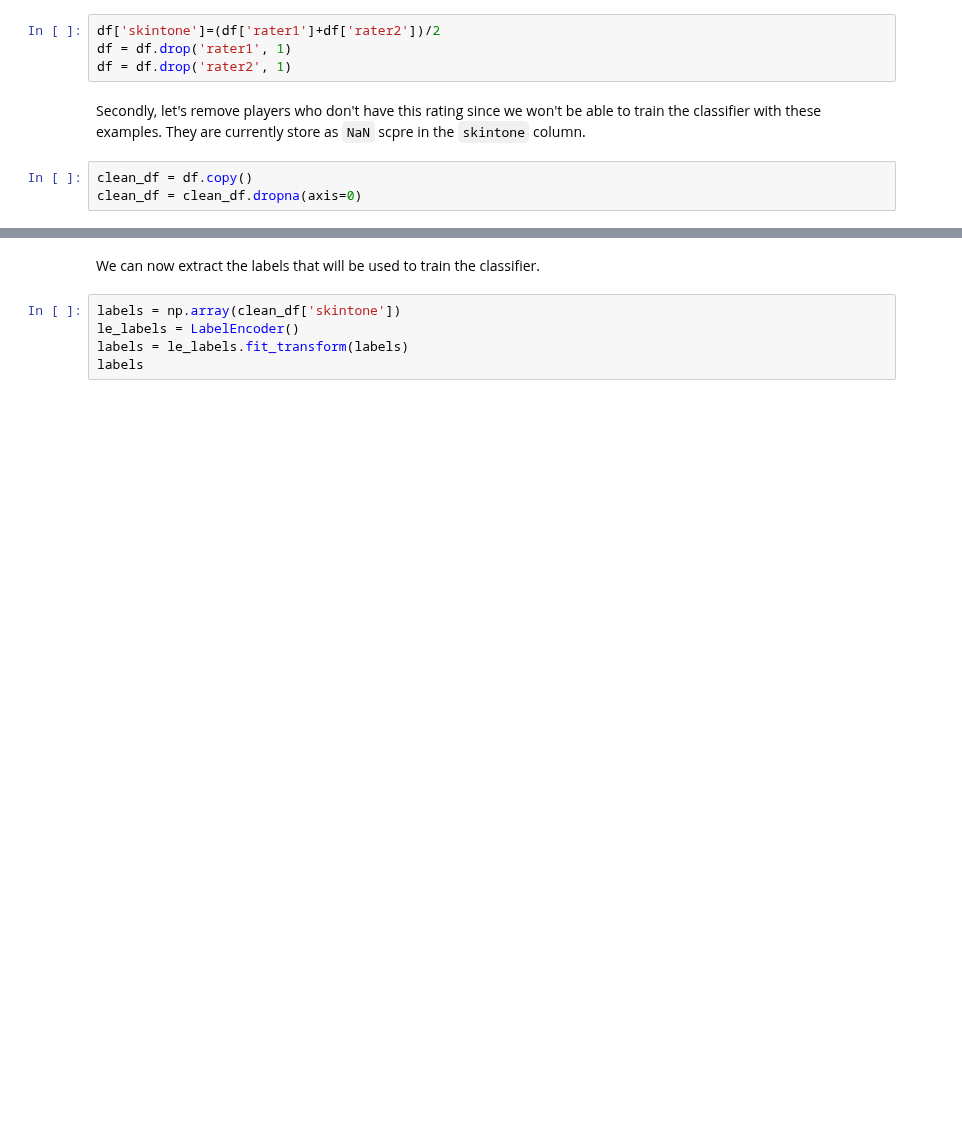
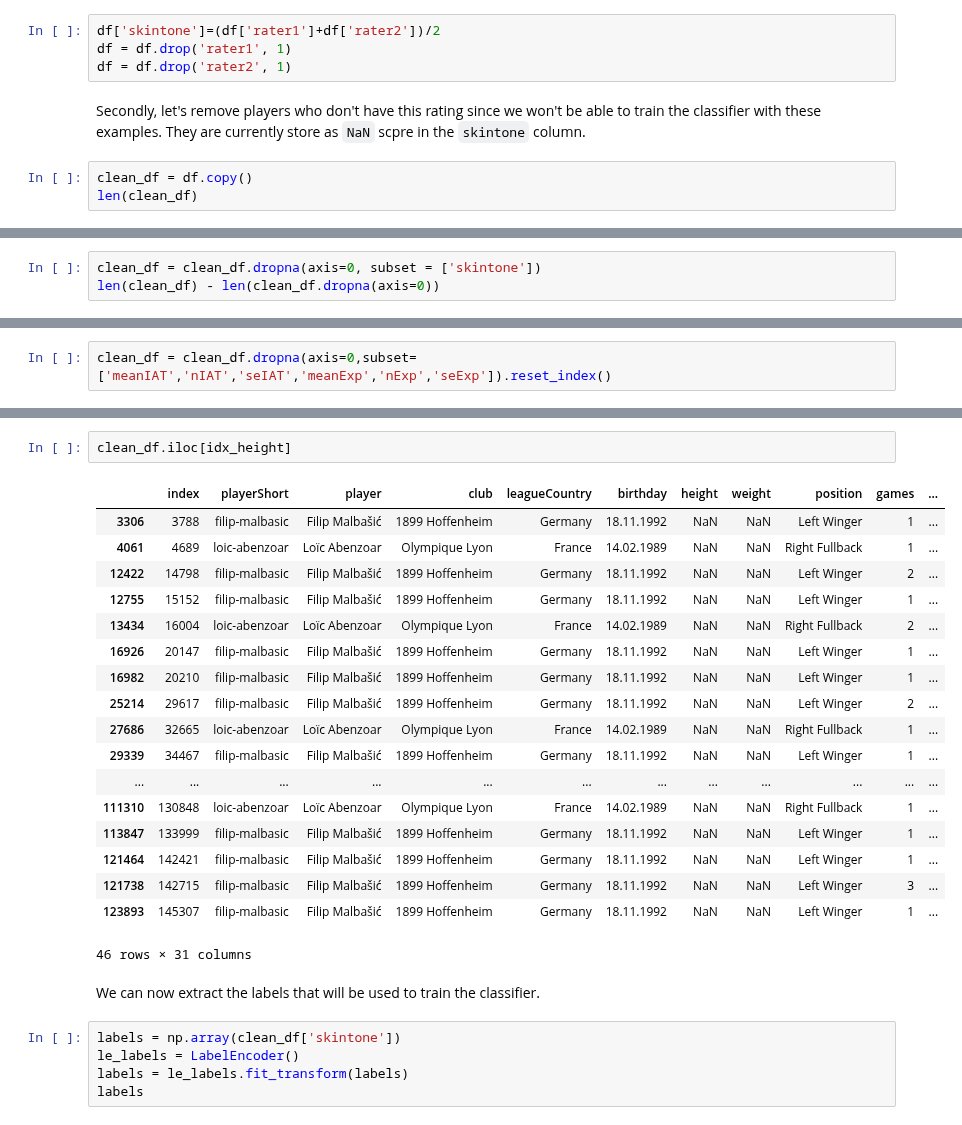
Before and after one commit to romac/ADAHomeworks, a Jupyter notebook: 04 - Applied ML/04 - Applied ML.ipynb, the cells around one changed output, grey strips where cells are left out. Cells and saved outputs as stored; diff of their text form; blank space fills up the shorter version.

Commit message:
merge simon data cleaning

```diff
--- a/04 - Applied ML/04 - Applied ML.ipynb
+++ b/04 - Applied ML/04 - Applied ML.ipynb
@@ -234,4 +234,4 @@ df = df.drop('rater2', 1)
 Secondly, let's remove players who don't have this rating since we won't be able to train the classifier with these examples. They are currently store as `NaN` scpre in the `skintone` column.
 # %%
 clean_df = df.copy()
-clean_df = clean_df.dropna(axis=0)
+len(clean_df)
@@ -252,0 +240,3 @@ clean_df.sample(10)
+# %%
+clean_df = clean_df.dropna(axis=0, subset = ['skintone'])
+len(clean_df) - len(clean_df.dropna(axis=0))
@@ -252,0 +295,2 @@ clean_df.sample(10)
+# %%
+clean_df = clean_df.dropna(axis=0,subset=['meanIAT','nIAT','seIAT','meanExp','nExp','seExp']).reset_index()
@@ -253,3 +308,24 @@ clean_df.sample(10)
+# %%
+clean_df.iloc[idx_height]
+# %% [output]
+|  | index | playerShort | player | club | leagueCountry | birthday | height | weight | position | games | ... |
+| 3306 | 3788 | filip-malbasic | Filip Malbašić | 1899 Hoffenheim | Germany | 18.11.1992 | NaN | NaN | Left Winger | 1 | ... |
+| 4061 | 4689 | loic-abenzoar | Loïc Abenzoar | Olympique Lyon | France | 14.02.1989 | NaN | NaN | Right Fullback | 1 | ... |
+| 12422 | 14798 | filip-malbasic | Filip Malbašić | 1899 Hoffenheim | Germany | 18.11.1992 | NaN | NaN | Left Winger | 2 | ... |
+| 12755 | 15152 | filip-malbasic | Filip Malbašić | 1899 Hoffenheim | Germany | 18.11.1992 | NaN | NaN | Left Winger | 1 | ... |
+| 13434 | 16004 | loic-abenzoar | Loïc Abenzoar | Olympique Lyon | France | 14.02.1989 | NaN | NaN | Right Fullback | 2 | ... |
+| 16926 | 20147 | filip-malbasic | Filip Malbašić | 1899 Hoffenheim | Germany | 18.11.1992 | NaN | NaN | Left Winger | 1 | ... |
+| 16982 | 20210 | filip-malbasic | Filip Malbašić | 1899 Hoffenheim | Germany | 18.11.1992 | NaN | NaN | Left Winger | 1 | ... |
+| 25214 | 29617 | filip-malbasic | Filip Malbašić | 1899 Hoffenheim | Germany | 18.11.1992 | NaN | NaN | Left Winger | 2 | ... |
+| 27686 | 32665 | loic-abenzoar | Loïc Abenzoar | Olympique Lyon | France | 14.02.1989 | NaN | NaN | Right Fullback | 1 | ... |
+| 29339 | 34467 | filip-malbasic | Filip Malbašić | 1899 Hoffenheim | Germany | 18.11.1992 | NaN | NaN | Left Winger | 1 | ... |
+| ... | ... | ... | ... | ... | ... | ... | ... | ... | ... | ... | ... |
+| 111310 | 130848 | loic-abenzoar | Loïc Abenzoar | Olympique Lyon | France | 14.02.1989 | NaN | NaN | Right Fullback | 1 | ... |
+| 113847 | 133999 | filip-malbasic | Filip Malbašić | 1899 Hoffenheim | Germany | 18.11.1992 | NaN | NaN | Left Winger | 1 | ... |
+| 121464 | 142421 | filip-malbasic | Filip Malbašić | 1899 Hoffenheim | Germany | 18.11.1992 | NaN | NaN | Left Winger | 1 | ... |
+| 121738 | 142715 | filip-malbasic | Filip Malbašić | 1899 Hoffenheim | Germany | 18.11.1992 | NaN | NaN | Left Winger | 3 | ... |
+| 123893 | 145307 | filip-malbasic | Filip Malbašić | 1899 Hoffenheim | Germany | 18.11.1992 | NaN | NaN | Left Winger | 1 | ... |
+46 rows × 31 columns
 # %% [markdown]
 We can now extract the labels that will be used to train the classifier.
 # %%
```
Also changed, not shown: parts of 11 cells of this notebook, 1 other file.
